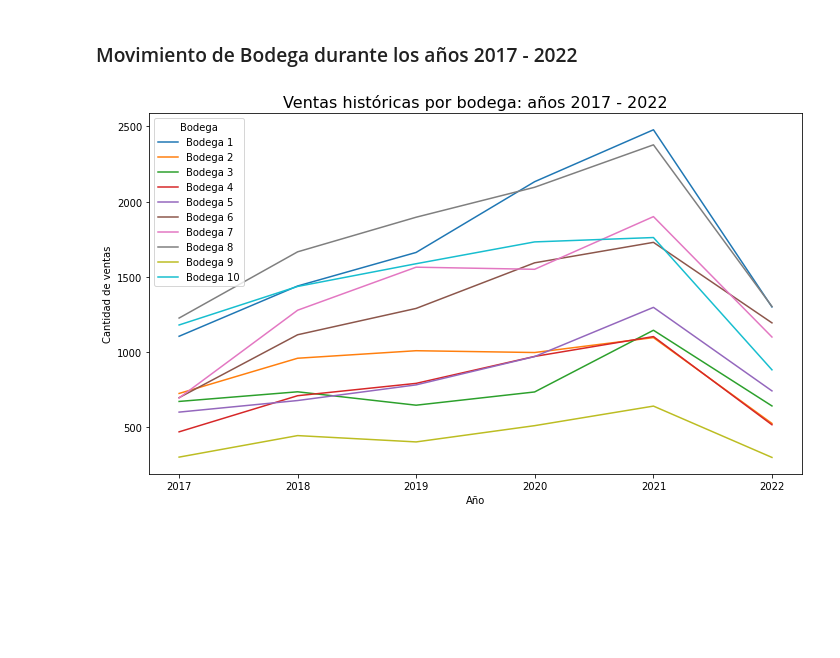
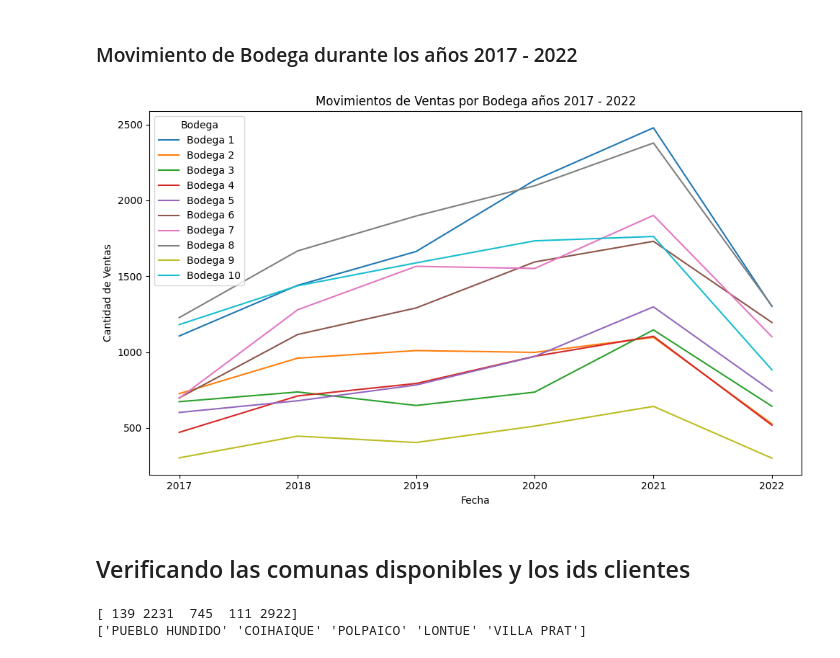
Before and after one commit to javieragebhardt/Optimizacion-Bodegas-G16, a Jupyter notebook: Analisis_Datos_Bodega.ipynb, the cells around one changed output. Cells and saved outputs as stored; diff of their text form; code cells hidden in the pictures; blank space fills up the shorter version.

```diff
--- a/Analisis_Datos_Bodega.ipynb
+++ b/Analisis_Datos_Bodega.ipynb
@@ -19,10 +18,12 @@ comunas_df = pd.read_excel('Base de Datos Bodega.xlsx', sheet_name='COMUNAS')
 ## Limpieza
 # Eliminar filas con valores faltantes
 ventas_df.dropna(inplace=True)
+ventas_df = ventas_df.drop_duplicates()
 
 # Limpieza y preprocesamiento de la hoja 'PROY 10 AÑOS'
 # Eliminar filas con valores faltantes
 proyeccion_df.dropna(inplace=True)
+proyeccion_df = proyeccion_df.drop_duplicates()
 # %% [markdown]
 ### Análisis de Ventas y Proyecciones a 10 años por Bodega (Cantidades vendidas por Bodega)
 # %%
@@ -422,2 +282,0 @@ cantidad_total_por_cliente.max()
-# %%
-ventas_df.drop(['Categoria'], axis=1, inplace=True)
@@ -426,19 +282,0 @@ KeyError: "['Categoria'] not found in axis"
-# %%
-# Calcular las cantidades totales por cliente
-cantidades_totales = ventas_df.groupby('ID Cliente')['Cantidad'].sum()
-
-# Calcular los cuartiles
-cuartil_1 = cantidades_totales.quantile(0.25)
-cuartil_3 = cantidades_totales.quantile(0.75)
-
-# Definir función para categorizar a los clientes
-def categorize_customer(total_quantity):
-    if total_quantity <= cuartil_1:
-        return 'Silver'
-    elif cuartil_1 < total_quantity <= cuartil_3:
-        return 'Gold'
-    elif cuartil_3 < total_quantity:
-        return 'Premium'
-
-# Agregar columna de categoría al DataFrame
-ventas_df['Categoria'] = ventas_df['ID Cliente'].map(cantidades_totales.groupby('ID Cliente').sum().apply(categorize_customer))
@@ -471,19 +465,39 @@ plt.show()
 # %%
 ventas_df['Fecha'] = pd.to_datetime(ventas_df['Fecha'])
 # Crear un DataFrame que contenga las fechas, bodegas y cantidades por fecha
 movimientos_bodegas = ventas_df.groupby([ventas_df['Fecha'].dt.to_period('Y'), 'ID Bodega Despacho'])['ID Cliente'].count().unstack()
 
 # Crear el gráfico de línea para cada bodega
 plt.figure(figsize=(10, 6))
 for bodega in movimientos_bodegas.columns:
     plt.plot(movimientos_bodegas.index.to_timestamp(), movimientos_bodegas[bodega], label=f'Bodega {bodega}')
 
-plt.title('Ventas históricas por bodega: años 2017 - 2022', fontsize=16)
-plt.xlabel('Año')
-plt.ylabel('Cantidad de ventas')
+plt.title('Movimientos de Ventas por Bodega años 2017 - 2022')
+plt.xlabel('Fecha')
+plt.ylabel('Cantidad de Ventas')
 plt.legend(title='Bodega')
 plt.tight_layout()
 
 plt.show()
 # %% [output]
-[figure, old version]
+[figure, new version]
+# %% [markdown]
+## Verificando las comunas disponibles y los ids clientes
+# %%
+# Obtener una lista de las comunas presentes en comunas_df
+comunas_disponibles = comunas_df['Comuna'].unique()
+
+# Filtrar las filas en ventas_df donde la 'Comuna Despacho' no está en comunas_disponibles
+clientes_sin_comuna_asignada = ventas_df[~ventas_df['Comuna Despacho'].isin(comunas_disponibles)]
+
+print(clientes_sin_comuna_asignada['ID Cliente'].unique())
+print(clientes_sin_comuna_asignada['Comuna Despacho'].unique())
+
+### PUEBLO HUNDIDO: no está en comunas_df (ID Cliente: 139)
+### COIHAIQUE: sí está, pero esta escrito distinto en comunas_df (tiene i minúscula) (ID Cliente: 2231)
+### POLPAICO: no está en comunas_df (ID Cliente: 745, pide en dos comunas Las Condes y POLPAICO)
+### LONTUE: no está en comunas_df (ID Cliente: 111, pide en dos comunas Las Condes y LONTUE)
+### VILLA PRAT: no está en comunas_df (ID Cliente: 2922)
+# %% [output]
+[ 139 2231  745  111 2922]
+['PUEBLO HUNDIDO' 'COIHAIQUE' 'POLPAICO' 'LONTUE' 'VILLA PRAT']
```
Also changed, not shown: parts of 32 cells of this notebook, 8 other files.
